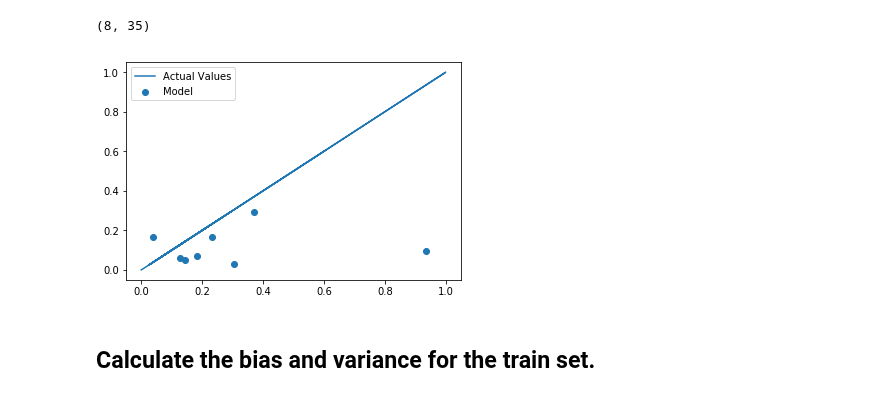
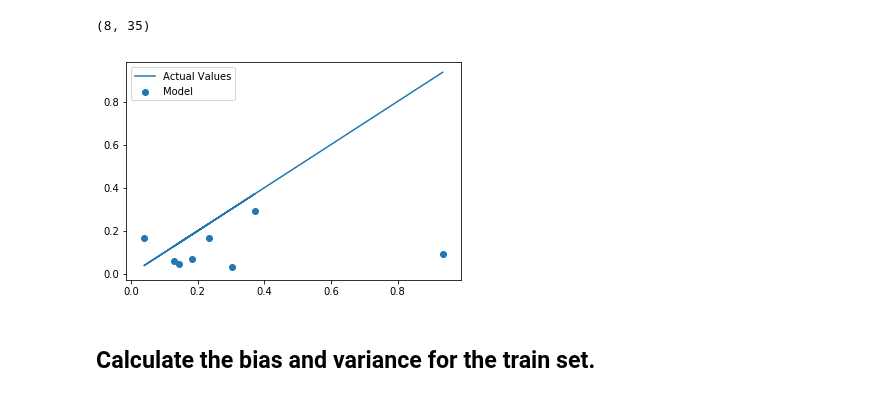
Before and after one commit to zapatos24/dsc-bias-variance-trade-off-lab-nyc-ds-060319, a Jupyter notebook: index.ipynb, the cells around one changed output. Cells and saved outputs as stored; diff of their text form; code cells hidden in the pictures.

```diff
--- a/index.ipynb
+++ b/index.ipynb
@@ -210,12 +210,12 @@ np.shape(x_test_poly)
 (8, 35)
 # %%
 # your code here
-plt.plot(y_train, y_train, label='Actual Values')
+plt.plot(y_test, y_test, label='Actual Values')
 plt.scatter(y_test, reg_poly.predict(x_test_poly), label='Model')
 plt.legend()
 plt.show()
 # %% [output]
-[figure, old version]
+[figure, new version]
 # %% [markdown]
 ##  Calculate the bias and variance for the train set.
 # %%
```
